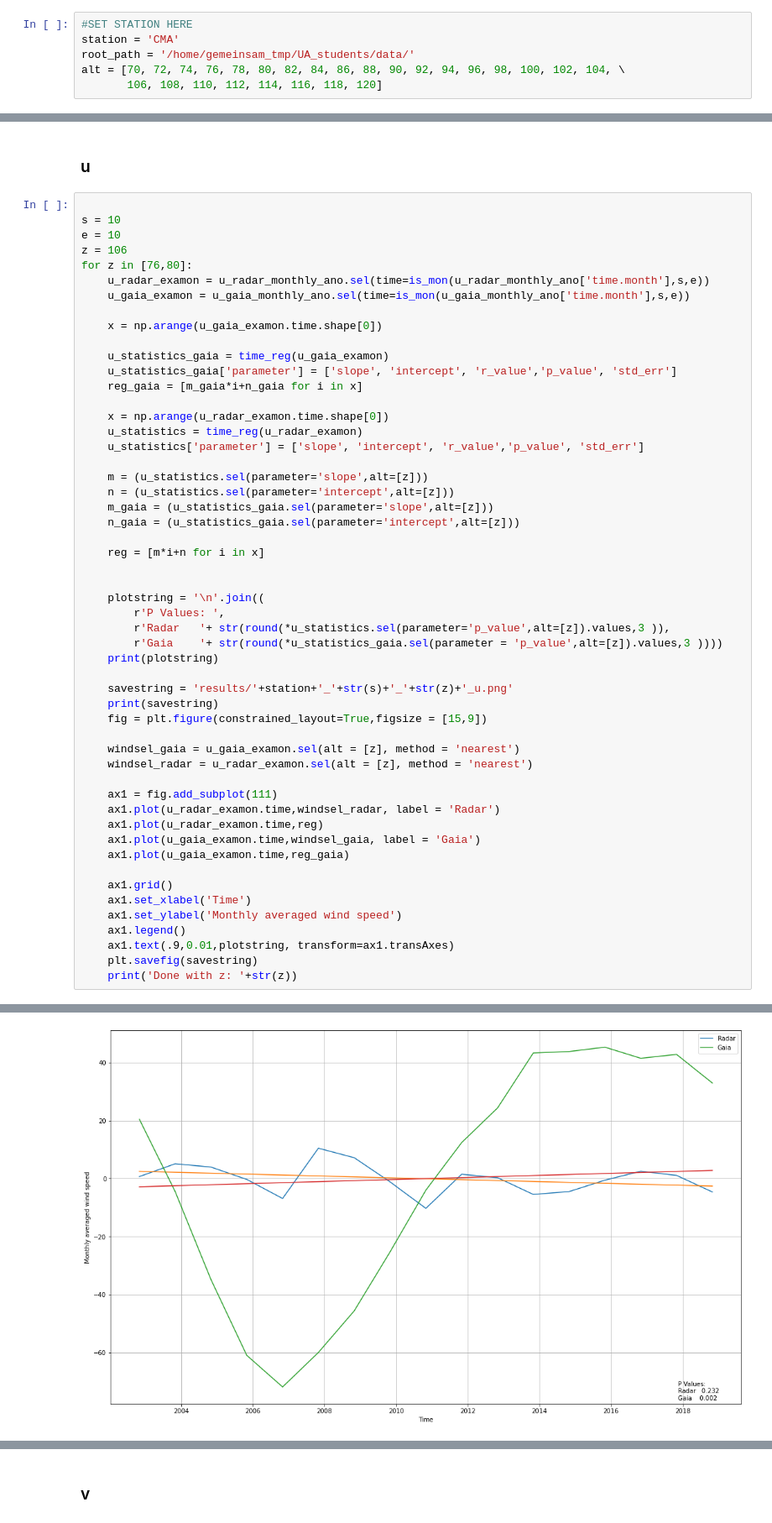
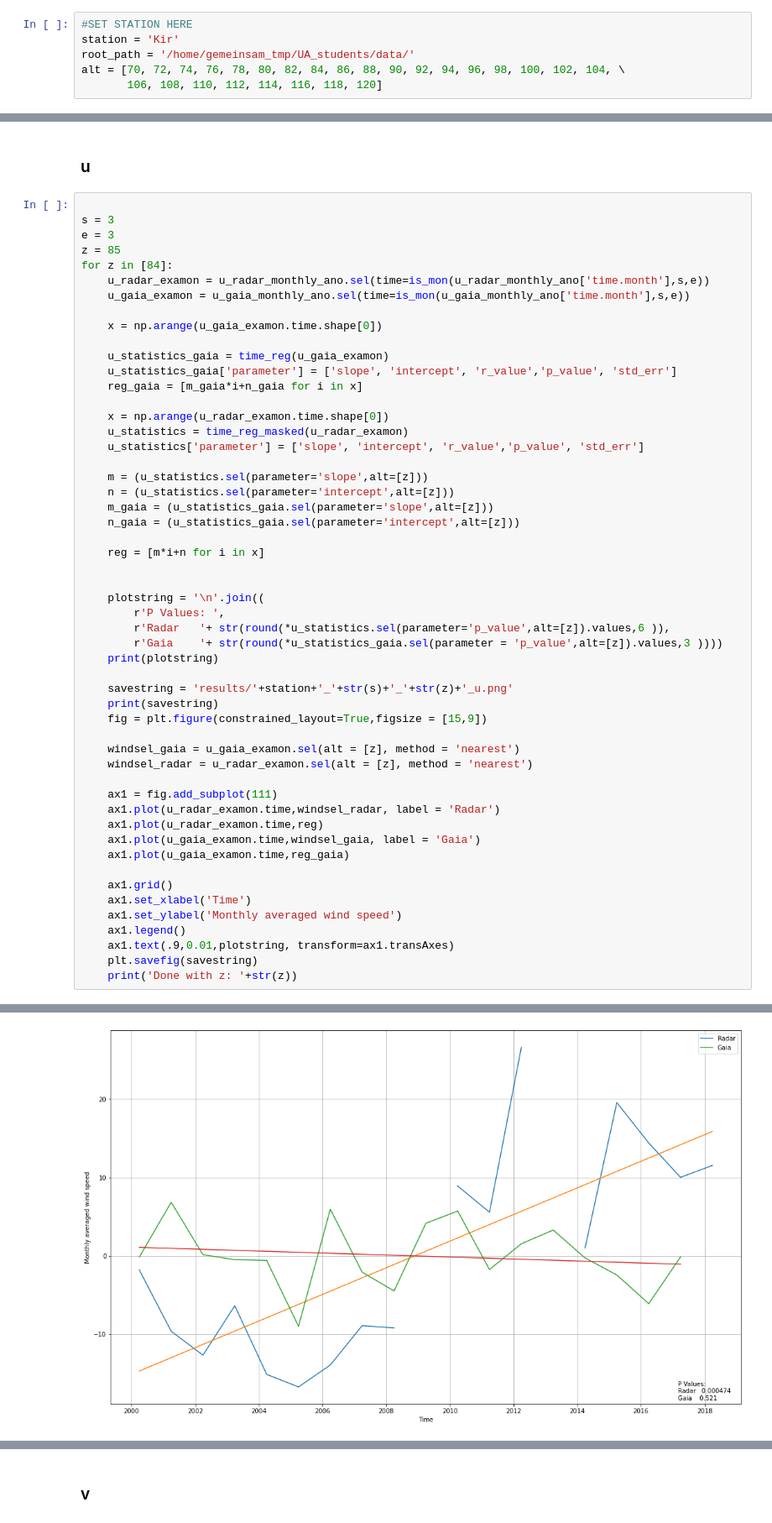
Before and after one commit to VACILT/trends_project, a Jupyter notebook: data_introduction_jason.ipynb, the cells around one changed output, grey strips where cells are left out. Shown at 84% size. Saved outputs shown, nothing was run; the diff lists cells and outputs as text.

```diff
--- a/data_introduction_jason.ipynb
+++ b/data_introduction_jason.ipynb
@@ -9,7 +9,7 @@ from matplotlib.legend_handler import HandlerLineCollection, HandlerTuple
 from scipy import stats
 # %%
 #SET STATION HERE
-station = 'CMA'
+station = 'Kir'
 root_path = '/home/gemeinsam_tmp/UA_students/data/'
 alt = [70, 72, 74, 76, 78, 80, 82, 84, 86, 88, 90, 92, 94, 96, 98, 100, 102, 104, \
        106, 108, 110, 112, 114, 116, 118, 120]
@@ -787,10 +787,10 @@ ax.figure.savefig('results/cont_v_gw_gaia_'+station+'_mon.png')
 ### u
 # %%
 
-s = 10
-e = 10
-z = 106
-for z in [76,80]:
+s = 3
+e = 3
+z = 85
+for z in [84]:
     u_radar_examon = u_radar_monthly_ano.sel(time=is_mon(u_radar_monthly_ano['time.month'],s,e))
     u_gaia_examon = u_gaia_monthly_ano.sel(time=is_mon(u_gaia_monthly_ano['time.month'],s,e))
 
@@ -801,7 +801,7 @@ for z in [76,80]:
     reg_gaia = [m_gaia*i+n_gaia for i in x]
 
     x = np.arange(u_radar_examon.time.shape[0])
-    u_statistics = time_reg(u_radar_examon)
+    u_statistics = time_reg_masked(u_radar_examon)
     u_statistics['parameter'] = ['slope', 'intercept', 'r_value','p_value', 'std_err']
 
     m = (u_statistics.sel(parameter='slope',alt=[z]))
@@ -814,7 +814,7 @@ for z in [76,80]:
 
     plotstring = '\n'.join((
         r'P Values: ',
-        r'Radar   '+ str(round(*u_statistics.sel(parameter='p_value',alt=[z]).values,3 )),
+        r'Radar   '+ str(round(*u_statistics.sel(parameter='p_value',alt=[z]).values,6 )),
         r'Gaia    '+ str(round(*u_statistics_gaia.sel(parameter = 'p_value',alt=[z]).values,3 ))))
     print(plotstring)
 
@@ -852 +847 @@ Done with z: 80
-[figure, old version]
+[figure, new version]
```
Also changed, not shown: parts of 26 cells of this notebook.
